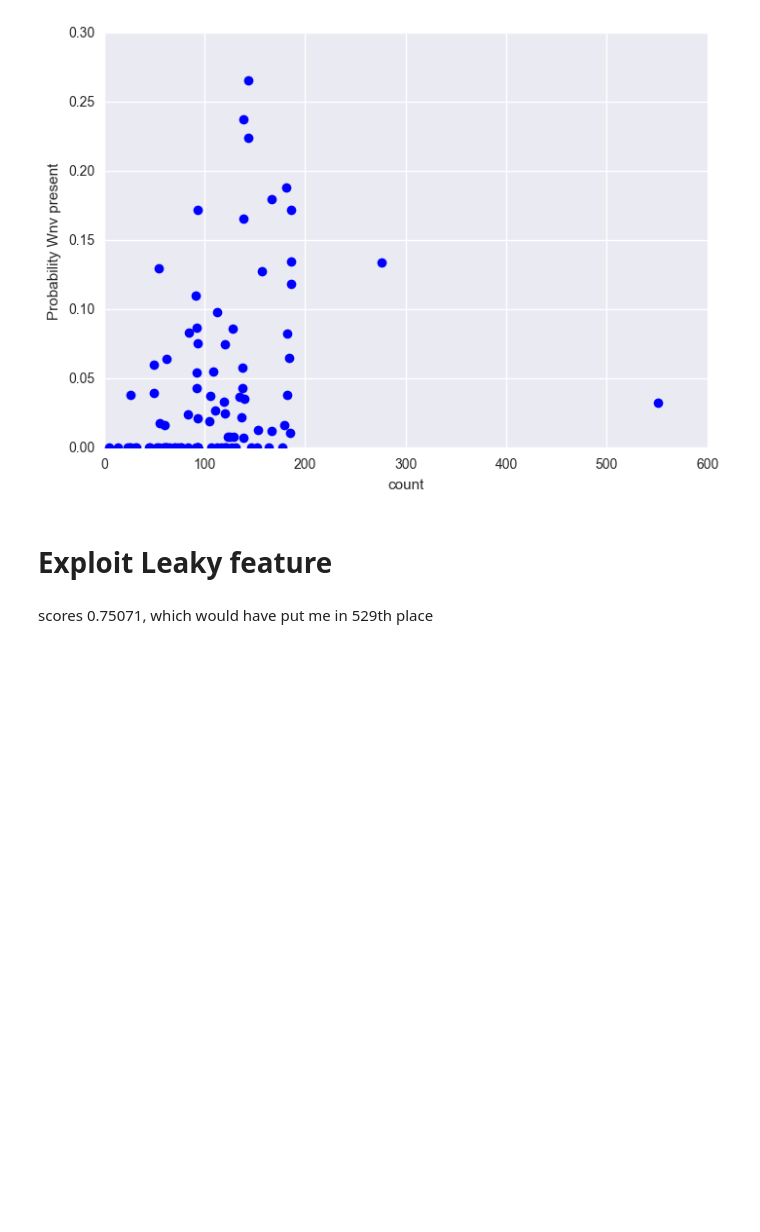
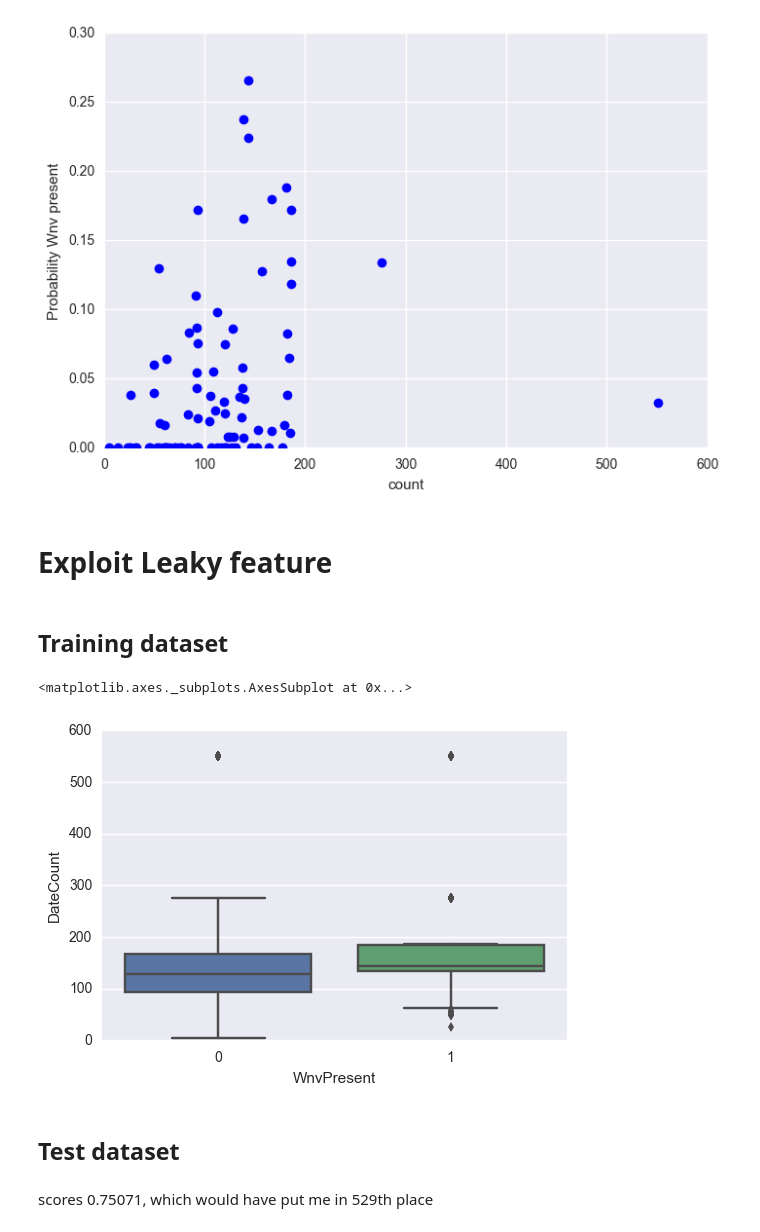
Before and after one commit to sempwn/west-nile-virus, a Jupyter notebook: data_exploration.ipynb, the cells around one changed output. Drawn from its saved outputs; the diff is of its cells as text; code cells hidden in the pictures; blank space fills up the shorter version.

```diff
--- a/data_exploration.ipynb
+++ b/data_exploration.ipynb
@@ -113,6 +145,22 @@ plt.ylabel('Probability Wnv present');
 [figure]
 # %% [markdown]
 # Exploit Leaky feature
+# %% [markdown]
+## Training dataset
+# %%
+# DateCount
+dt_count = df_train.groupby('Date').count()[['WnvPresent']] #get mutiple counts on a certain date
+dt_count.columns = ['DateCount'] #create new column for how many times date repeated.
+train = pd.merge(df_train, dt_count, how='inner', left_on='Date', right_index=True)
+cnt_pred = np.array(train['DateCount'])
+cnt_pred = 1.0*(cnt_pred - cnt_pred.min()) / (cnt_pred.max() - cnt_pred.min()) #normalize value to get prob.
+# %%
+sns.boxplot(x='WnvPresent',y='DateCount',data=train)
+# %% [output]
+<matplotlib.axes._subplots.AxesSubplot at 0x...>
+[figure, added]
+# %% [markdown]
+## Test dataset
 # %%
 # DateCount
 dt_count = df_test.groupby('Date').count()[['Id']] #get mutiple counts on a certain date
```
Also changed, not shown: parts of 45 cells of this notebook, 6 other files.
